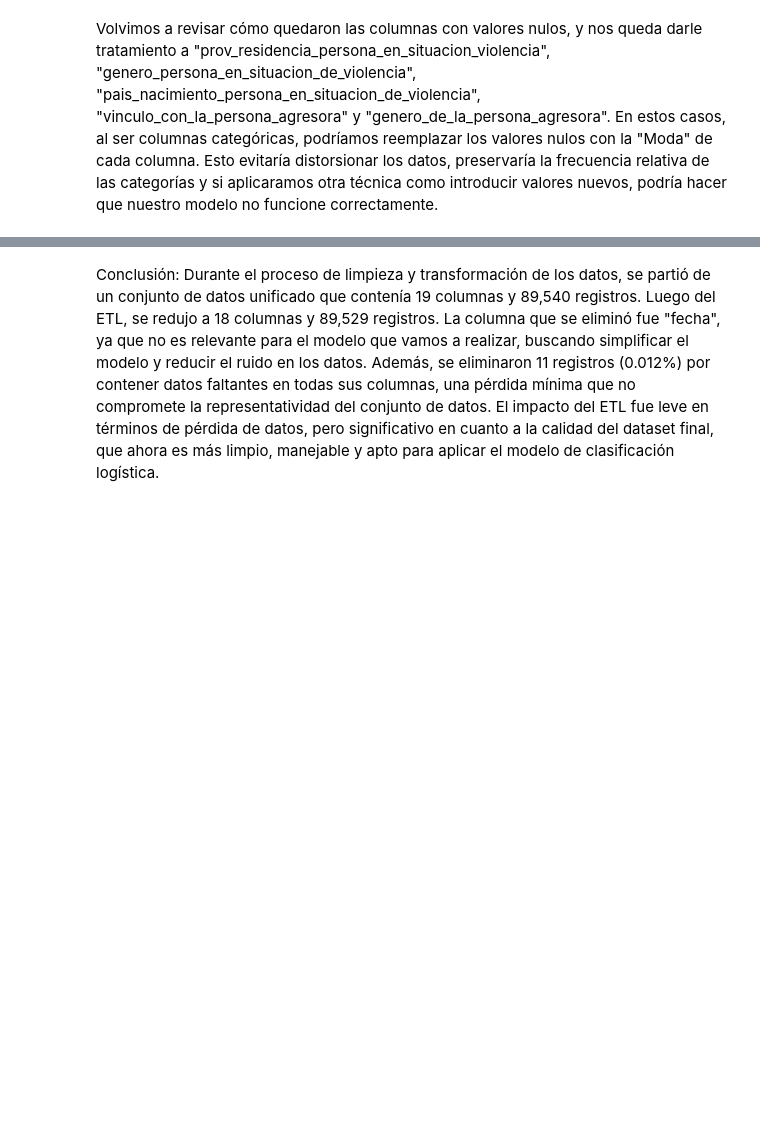
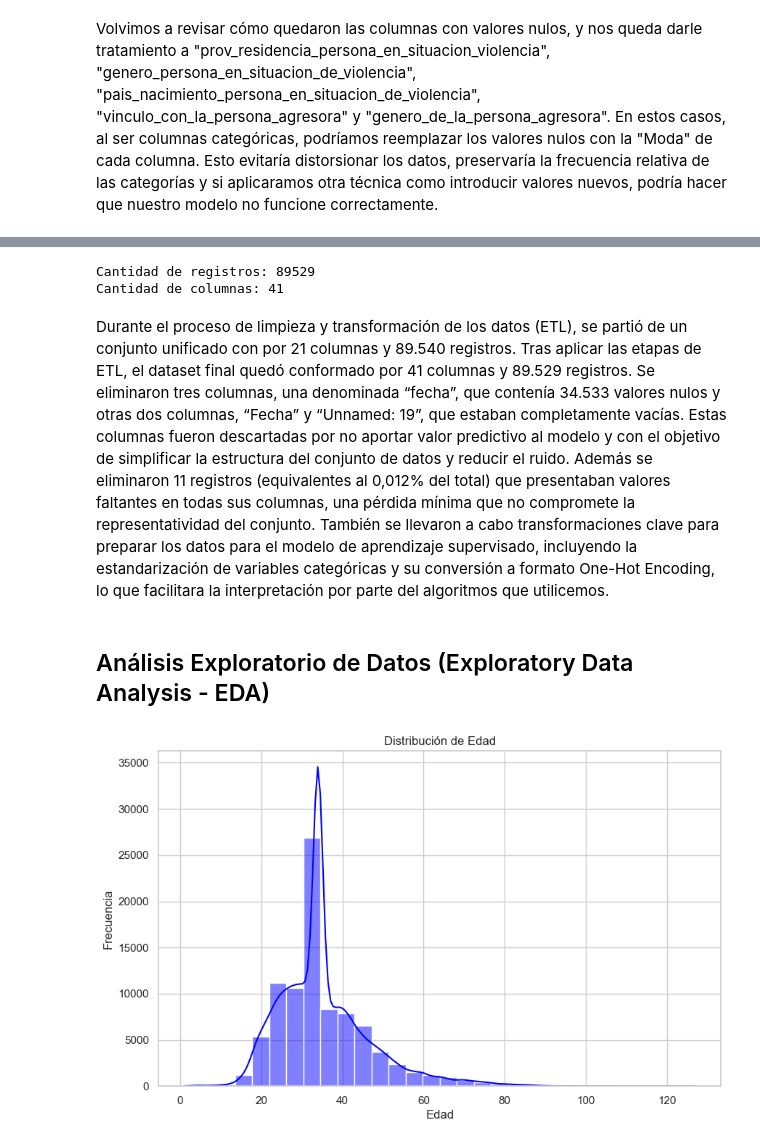
Before and after one commit to casescas/Ciencia_datos_2A1C, a Jupyter notebook: Cookiecutter_Proyecto_Final/notebooks/Proyecto_Final.ipynb, the cells around one changed output, grey strips where cells are left out. Cells and saved outputs as stored; diff of their text form; code cells hidden in the pictures; blank space fills up the shorter version.

Commit message:
Se avanza el proceso exploratorio de los datos

```diff
--- a/Cookiecutter_Proyecto_Final/notebooks/Proyecto_Final.ipynb
+++ b/Cookiecutter_Proyecto_Final/notebooks/Proyecto_Final.ipynb
@@ -51,6 +67,12 @@ else:
     #En caso de no encontrar la columna, mostraria este mensaje.
     print("No existe la columna.")
 
+#Vamos a eliminar la columna 'unnamed: 19' que es una columna vacia
+if 'unnamed: 19' in df_final.columns:
+    df_final = df_final.drop(columns=['unnamed: 19'])
+else:
+    print("No existe la columna 'unnamed: 19'.")
+
 #Mostramos las primeras filas del DataFrame unificado sin la columna "Fecha"
 df_final.head()
 # %% [output]
@@ -100,8 +116,10 @@ df_final = df_final.dropna(subset=["tipo_de_violencia_fisica","tipo_de_violencia
 # %% [markdown]
 Como seguimos teniendo columnas con valores nulos y no queremos perder datos en aquellas que necesitamos completas, vamos a trabajar con la columna "edad_persona_en_situacion_de_violencia". Utilizaremos la "Mediana" para completar los valores nulos, ya que es menos sensible a los valores extremos (outliers) que el promedio y suele presentar una mejor tendencia central en datos sesgados.
 # %%
+#Calculamos la mediana de edad
 mediana_edad = df_final['edad_persona_en_situacion_de_violencia'].median()
-df_final['edad_persona_en_situacion_de_violencia'] = df_final['edad_persona_en_situacion_de_violencia'].fillna(mediana_edad)
+#Completamos los valores faltantes y convertimos a int64
+df_final['edad_persona_en_situacion_de_violencia'] = df_final['edad_persona_en_situacion_de_violencia'].fillna(mediana_edad).astype('int64')
 # %%
 #Revisamos nuevamente los valores nulos en las columnas del dataframe
 valores_nulos = df_final.isnull().sum()
@@ -176,0 +218,13 @@ dtype: int64
+# %%
+#Convertimos a minúscula todas las columnas tipo object, para evitar tipografia incorrecta antes de avanzar en convertir las variables categoticas a número
+import unicodedata
+
+def limpiar_texto(texto):
+    if isinstance(texto, str):
+        texto = texto.lower().strip()
+        texto = unicodedata.normalize('NFKD', texto).encode('ASCII', 'ignore').decode('utf-8')
+        return texto
+    return texto
+
+for col in df_final.select_dtypes(include='object').columns:
+    df_final[col] = df_final[col].apply(limpiar_texto)
@@ -177,2 +321,34 @@ dtype: int64
+# %%
+#Queremos conocer nuevamente como quedo la cantidad de registros en el DataFrame Unificado
+num_registros = df_final.shape[0]
+print("Cantidad de registros: " + str(num_registros))
+
+#Cantidad de columnas
+num_columnas = df_final.shape[1]
+print("Cantidad de columnas: " + str(num_columnas))
+# %% [output]
+Cantidad de registros: 89529
+Cantidad de columnas: 41
 # %% [markdown]
-Conclusión: Durante el proceso de limpieza y transformación de los datos, se partió de un conjunto de datos unificado que contenía 19 columnas y 89,540 registros. Luego del ETL, se redujo a 18 columnas y 89,529 registros. La columna que se eliminó fue "fecha", ya que no es relevante para el modelo que vamos a realizar, buscando simplificar el modelo y reducir el ruido en los datos. Además, se eliminaron 11 registros (0.012%) por contener datos faltantes en todas sus columnas, una pérdida mínima que no compromete la representatividad del conjunto de datos. El impacto del ETL fue leve en términos de pérdida de datos, pero significativo en cuanto a la calidad del dataset final, que ahora es más limpio, manejable y apto para aplicar el modelo de clasificación logística.
+Durante el proceso de limpieza y transformación de los datos (ETL), se partió de un conjunto unificado con por 21 columnas y 89.540 registros. Tras aplicar las etapas de ETL, el dataset final quedó conformado por 41 columnas y 89.529 registros. Se eliminaron tres columnas, una denominada “fecha”, que contenía 34.533 valores nulos y otras dos columnas, “Fecha” y “Unnamed: 19”, que estaban completamente vacías. Estas columnas fueron descartadas por no aportar valor predictivo al modelo y con el objetivo de simplificar la estructura del conjunto de datos y reducir el ruido. Además se eliminaron 11 registros (equivalentes al 0,012% del total) que presentaban valores faltantes en todas sus columnas, una pérdida mínima que no compromete la representatividad del conjunto. También se llevaron a cabo transformaciones clave para preparar los datos para el modelo de aprendizaje supervisado, incluyendo la estandarización de variables categóricas y su conversión a formato One-Hot Encoding, lo que facilitara la interpretación por parte del algoritmos que utilicemos.
+# %% [markdown]
+## Análisis Exploratorio de Datos (Exploratory Data Analysis - EDA)
+# %%
+import pandas as pd
+import matplotlib.pyplot as plt
+import seaborn as sns
+
+#Configuracion general
+%matplotlib inline
+sns.set(style="whitegrid", palette="pastel")
+plt.rcParams['figure.figsize'] = (10, 6)
+
+#Graficaremos un Histograma para ver la distribucion de las edades
+plt.figure()
+sns.histplot(df_final['edad_persona_en_situacion_de_violencia'], bins=30, kde=True, color='blue')
+plt.title("Distribución de Edad")
+plt.xlabel("Edad")
+plt.ylabel("Frecuencia")
+plt.show()
+# %% [output]
+[figure, added]
```
Also changed, not shown: parts of 31 cells of this notebook.
